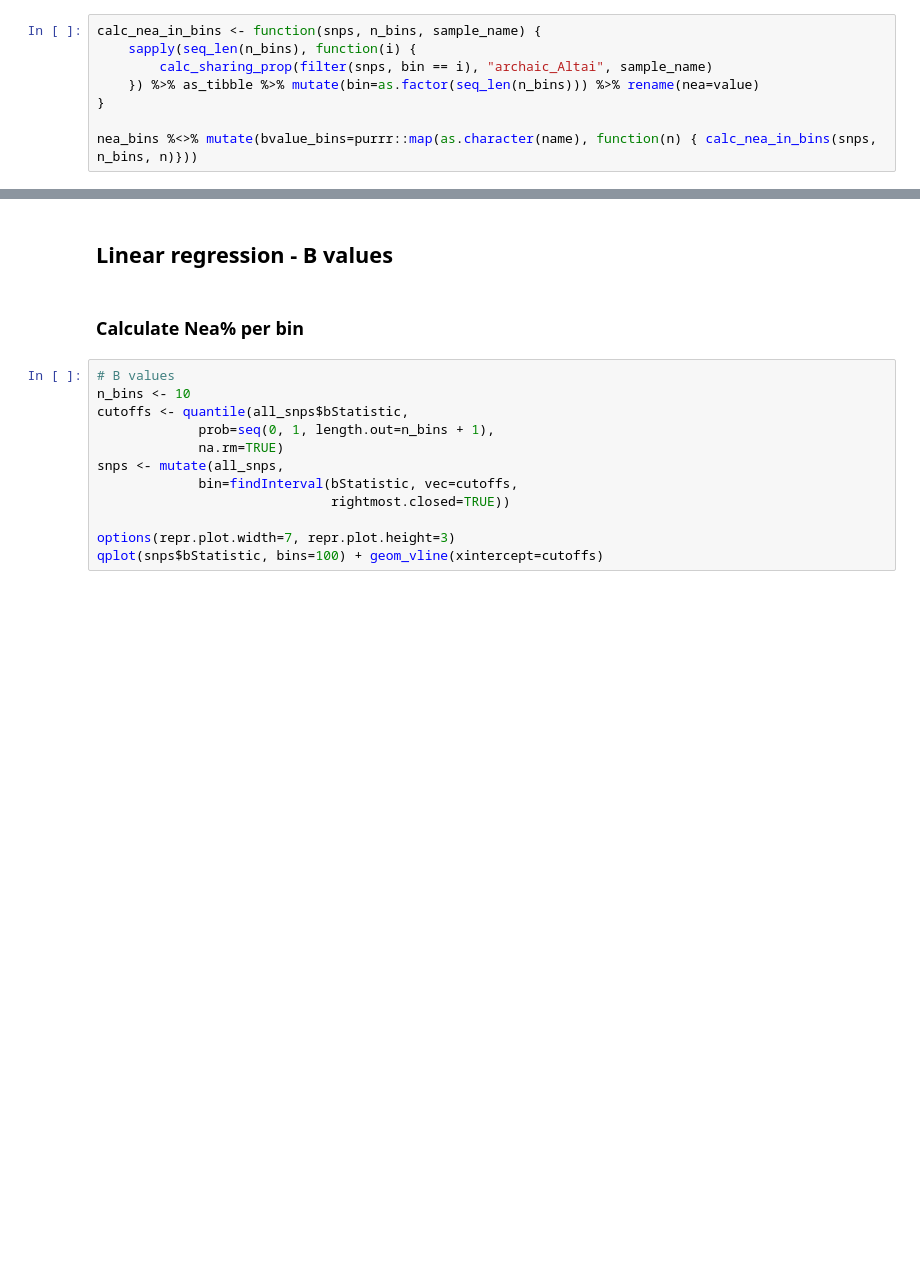
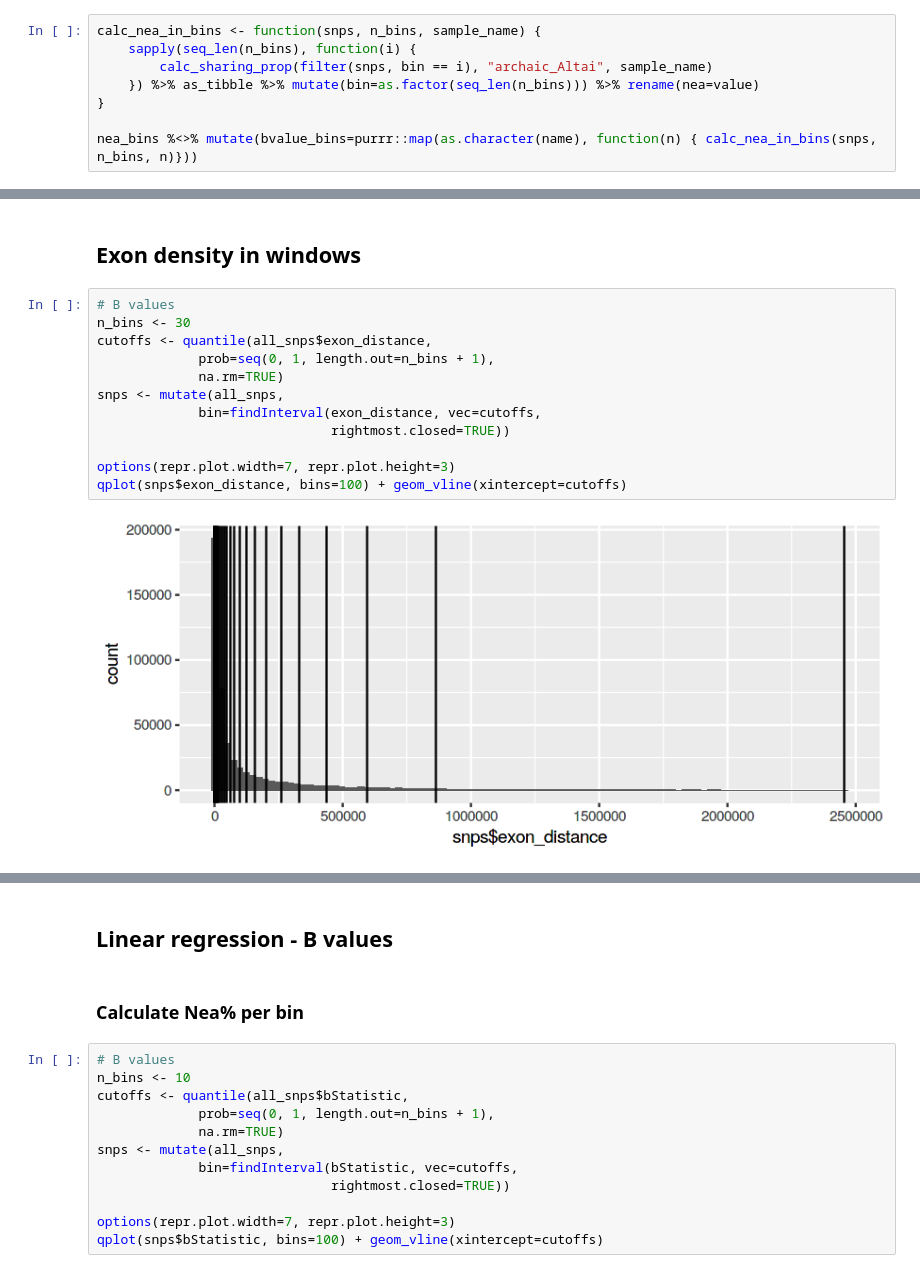
Before and after one commit to bodkan/nea-over-time, a Jupyter notebook: notebooks/annotation_analyses.ipynb, the cells around one changed output, grey strips where cells are left out. Drawn from its saved outputs; the diff is of its cells as text; blank space fills up the shorter version.

Commit message:
Add analysis of exon distance

```diff
--- a/notebooks/annotation_analyses.ipynb
+++ b/notebooks/annotation_analyses.ipynb
@@ -484,0 +487,16 @@ ggplot(aes(bin, nea, group=pop, color=pop)) + geom_line() +
+# %% [markdown]
+## Exon density in windows
+# %%
+# B values
+n_bins <- 30
+cutoffs <- quantile(all_snps$exon_distance,
+             prob=seq(0, 1, length.out=n_bins + 1),
+             na.rm=TRUE)
+snps <- mutate(all_snps,
+             bin=findInterval(exon_distance, vec=cutoffs,
+                              rightmost.closed=TRUE))
+
+options(repr.plot.width=7, repr.plot.height=3)
+qplot(snps$exon_distance, bins=100) + geom_vline(xintercept=cutoffs)
+# %% [output]
+[figure, added]
```
Also changed, not shown: parts of 8 cells of this notebook.
